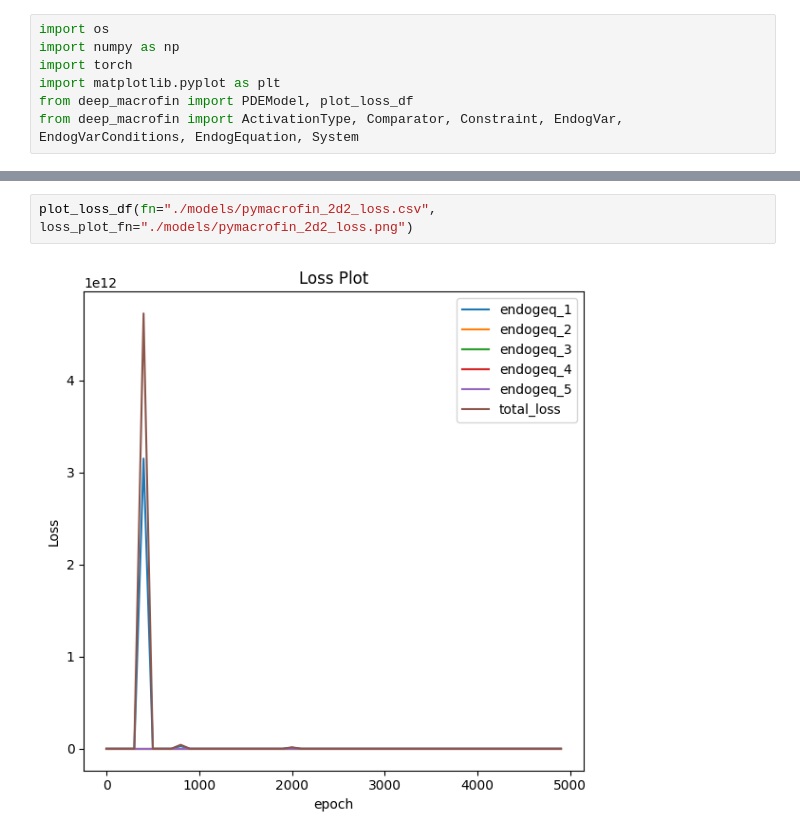
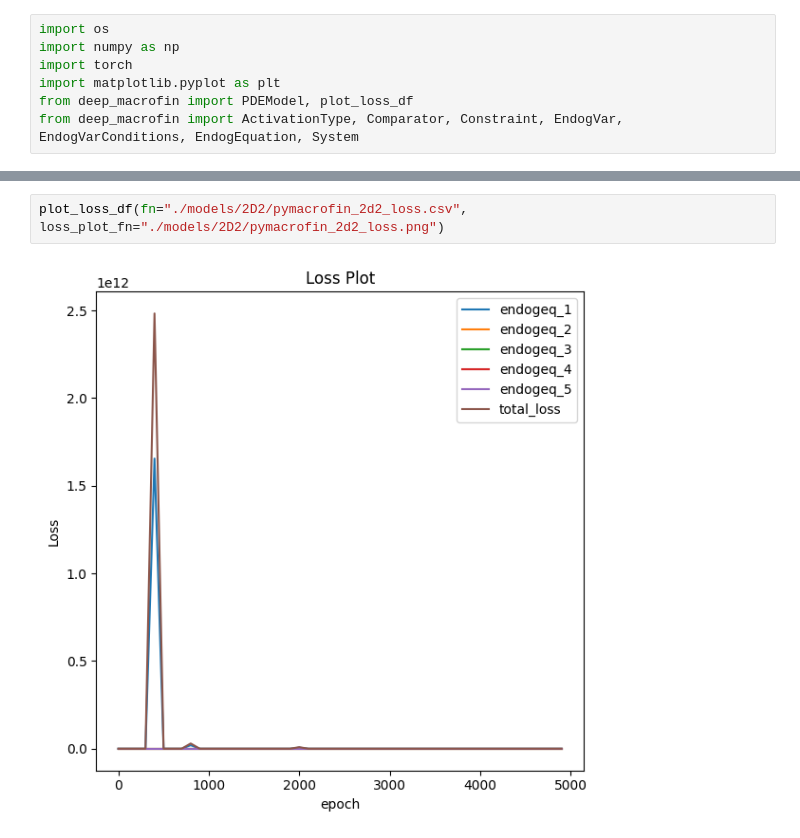
Before and after one commit to rotmanfinhub/deep-macrofin, a Jupyter notebook: examples/pymacrofin_eg/2d_problem2.ipynb, the cells around one changed output, grey strips where cells are left out. Drawn from its saved outputs; the diff is of its cells as text.

```diff
--- a/examples/pymacrofin_eg/2d_problem2.ipynb
+++ b/examples/pymacrofin_eg/2d_problem2.ipynb
@@ -114,7 +117,7 @@ total_loss: 49.6003
 # %%
-plot_loss_df(fn="./models/pymacrofin_2d2_loss.csv", loss_plot_fn="./models/pymacrofin_2d2_loss.png")
+plot_loss_df(fn="./models/2D2/pymacrofin_2d2_loss.csv", loss_plot_fn="./models/2D2/pymacrofin_2d2_loss.png")
 # %% [output]
-[figure, old version]
+[figure, new version]
 # %%
 fig, ax = plt.subplots(2, 4, figsize=(24, 12), subplot_kw={"projection": "3d"})
 # "q", "psi", "mue", "sigqk", "sigqs"
```
Also changed, not shown: parts of 2 cells of this notebook, 3 other files.
